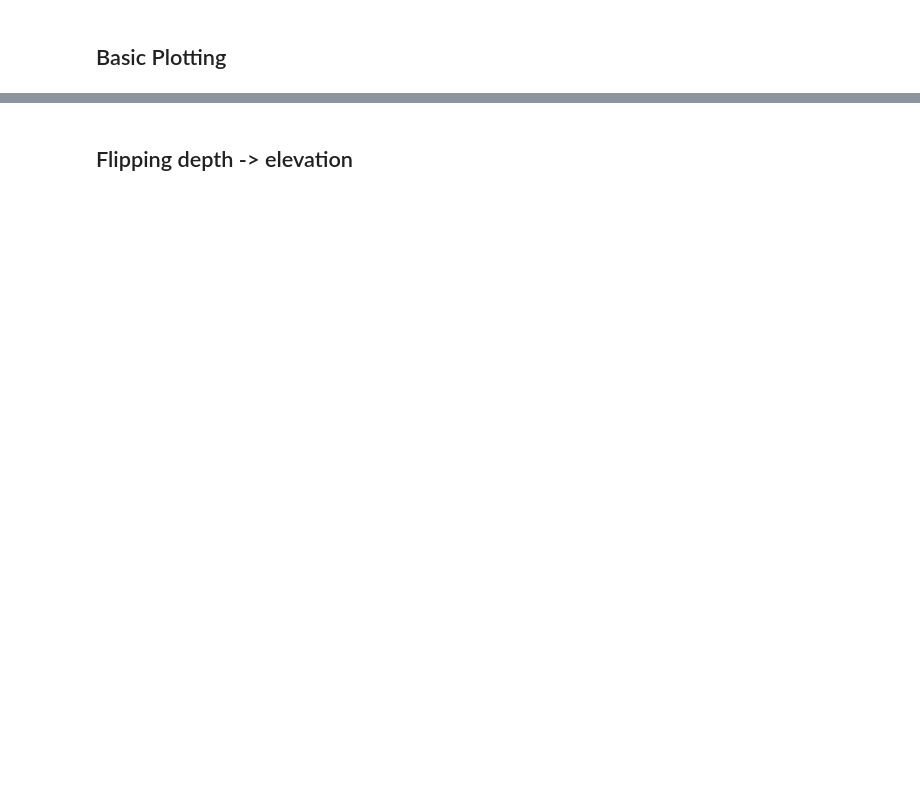
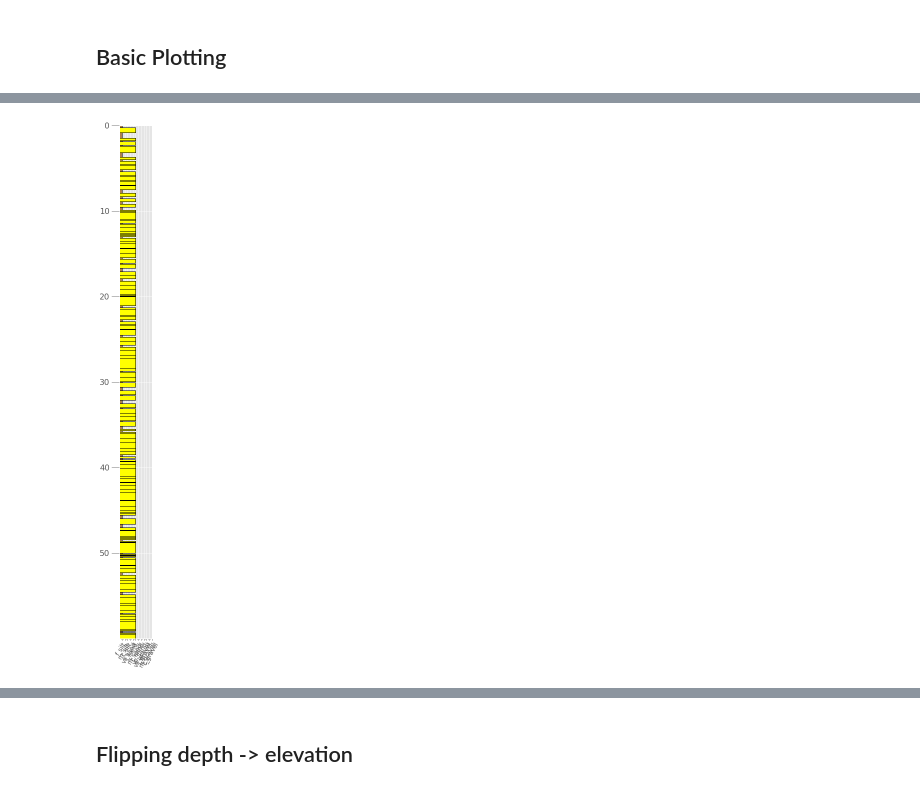
Before and after one commit to rgmyr/litholog, a Jupyter notebook: notebooks/actual_demo.ipynb, the cells around one changed output, grey strips where cells are left out. Saved outputs shown, nothing was run; the diff lists cells and outputs as text; code cells hidden in the pictures; blank space fills up the shorter version.

```diff
--- a/notebooks/actual_demo.ipynb
+++ b/notebooks/actual_demo.ipynb
@@ -56,15 +130,15 @@ transforms = {c : utils.string2array_pandas for c in ['depth_m',
                                                       'grain_size_psi']}
 
 # Read the demo data
-beds = pd.read_csv('../data/demo_sequences.csv', converters=transforms)
+df = pd.read_csv('../data/demo_sequences.csv', converters=transforms)
 
 # counts and prints the names of the logs in the data file
-print(len(beds.name.unique()),
+print(len(df.name.unique()),
       'graphic logs imported:',
       '\n',
-      beds.name.unique())
+      df.name.unique())
 
-beds.head() # displays the first five rows of data
+df.head() # displays the first five rows of data
 # %% [output]
 19 graphic logs imported:
  ['Pukearuhue' 'Magnolia' 'Karoo krf1' 'Karoo krf2' 'Karoo krf3'
@@ -84,5 +166,5 @@ Notice that the columns `ng` (net-to-gross) and `ar` (amalgamation ratio) are th
 # %%
-# Columns shared by whole sequences
+# Columns shared by whole sequences (i.e., shared by an entire graphic log)
 METACOLS = ['name', 'count', 'collection', 'eod', 'eodnum', 'ng', 'ar']
 
 # Columns of bed-level data
@@ -92,7 +174,7 @@ DATACOLS = ['th', 'gs_tops_mm', 'snd_shl', 'depth_m',
 
 # Convert to a list of `BedSequence`s
 seqs = []
-for name, seq_df in beds.groupby('name'):
+for name, seq_df in df.groupby('name'):
     seqs.append(
         BedSequence.from_dataframe(
             seq_df,
@@ -112,0 +211,10 @@ print(example_seq.metadata)
+# %%
+# Choose one to use as an example
+mag = seqs[-2] # the second to last one
+
+
+print('This is a core, so it has order =\n',
+      mag.order,
+      '\nall other demo BedSequences are \'elevation\' ordered')
+
+mag.values('top')
@@ -116,0 +319,6 @@ litholog.defaults.litholegend.plot()
+# %%
+# the most simple plot, but doesnt include any bed-level grain size data
+# since this is a core, it plots depth-ordered
+mag.plot()
+# %% [output]
+[figure, added]
```
Also changed, not shown: parts of 43 cells of this notebook, 3 other files.
